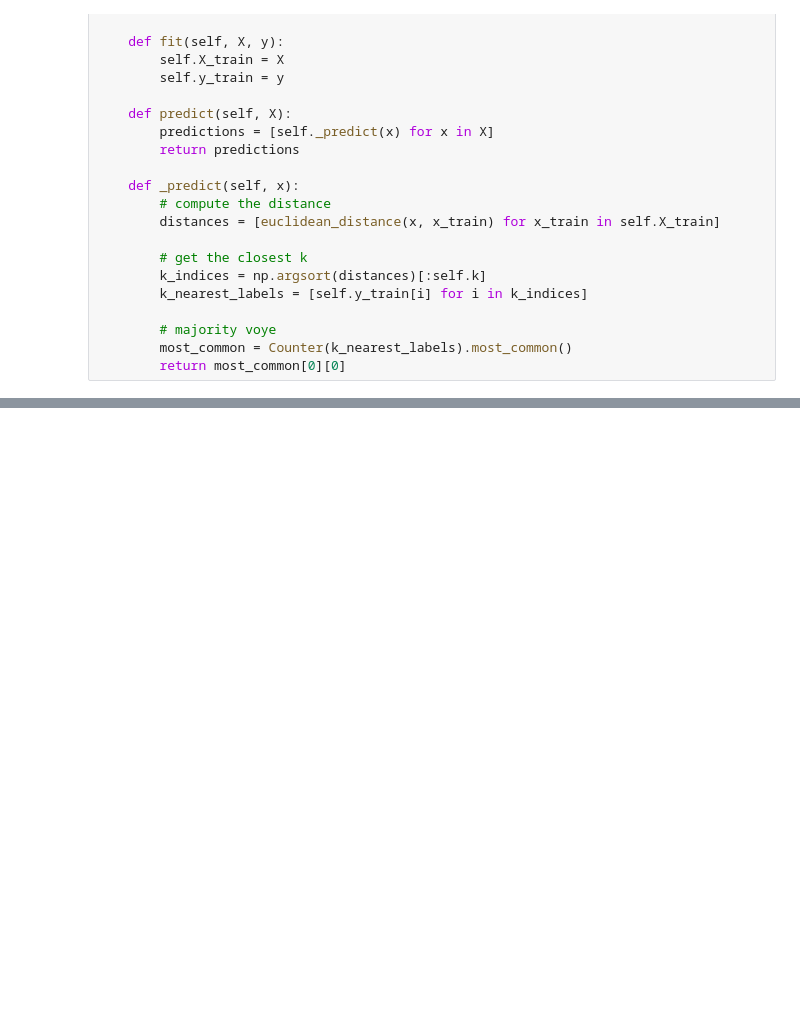
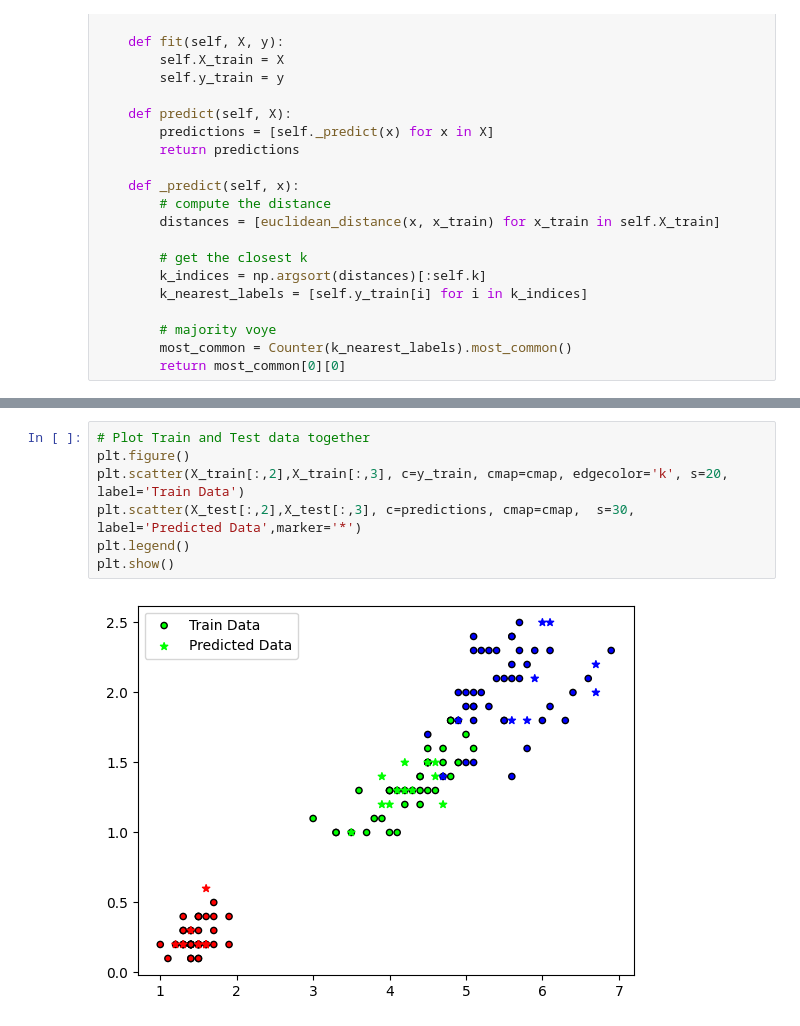
Before and after one commit to barzansaeedpour/foundations-of-machine-learning, a Jupyter notebook: 02_Supervised Learning/02_classification/KNN/01_KNN.ipynb, the cells around one changed output, grey strips where cells are left out. Cells and saved outputs as stored; diff of their text form; blank space fills up the shorter version.

```diff
--- a/02_Supervised Learning/02_classification/KNN/01_KNN.ipynb
+++ b/02_Supervised Learning/02_classification/KNN/01_KNN.ipynb
@@ -82,0 +108,9 @@ Accuracy: 0.9666666666666667
+# %%
+# Plot Train and Test data together
+plt.figure()
+plt.scatter(X_train[:,2],X_train[:,3], c=y_train, cmap=cmap, edgecolor='k', s=20, label='Train Data')
+plt.scatter(X_test[:,2],X_test[:,3], c=predictions, cmap=cmap,  s=30, label='Predicted Data',marker='*')
+plt.legend()
+plt.show()
+# %% [output]
+[figure, added]
```
Also changed, not shown: parts of 11 cells of this notebook, 1 other file.
